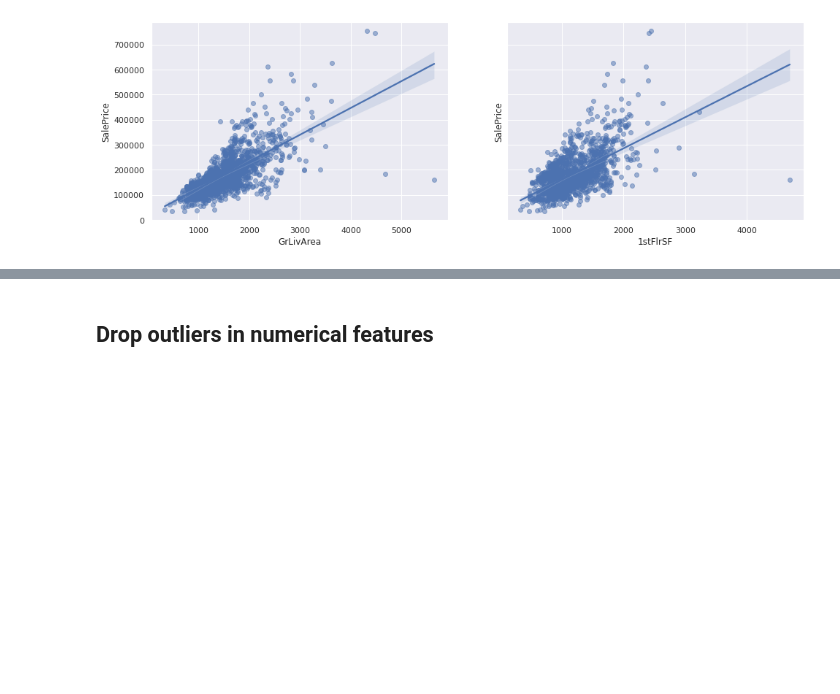
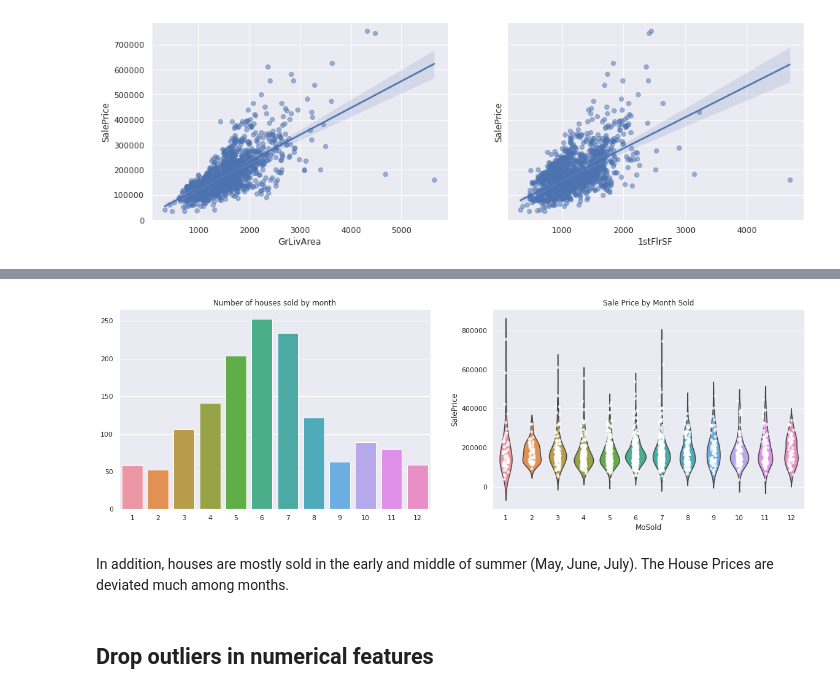
Before and after one commit to nguyenhaidang94/HousePricePrediction, a Jupyter notebook: which_factors_influence_house_price.ipynb, the cells around one changed output, grey strips where cells are left out. Saved outputs shown, nothing was run; the diff lists cells and outputs as text; code cells hidden in the pictures; blank space fills up the shorter version.

```diff
--- a/which_factors_influence_house_price.ipynb
+++ b/which_factors_influence_house_price.ipynb
@@ -111,3 +692,20 @@ plt.show()
+# %%
+fig, axes = plt.subplots(1, 2, sharey=False, figsize=(20, 6))
+axes = np.ravel(axes)
+
+plot_series = train['MoSold'].value_counts().sort_index()
+sns.barplot(x=plot_series.index, y=plot_series.values, ax=axes[0])
+axes[0].set(title="Number of houses sold by month")
+
+sns.violinplot(x="MoSold", y="SalePrice", data=train, inner=None, ax=axes[1])
+sns.stripplot(x="MoSold", y="SalePrice", data=train, color="white", ax=axes[1], alpha=0.75)
+axes[1].set(title="Sale Price by Month Sold")
+
+plt.show()
+# %% [output]
+[figure, added]
+# %% [markdown]
+In addition, houses are mostly sold in the early and middle of summer (May, June, July). The House Prices are deviated much among months.
 # %% [markdown]
 ## Drop outliers in numerical features
 # %%
```
Also changed, not shown: parts of 16 cells of this notebook.
